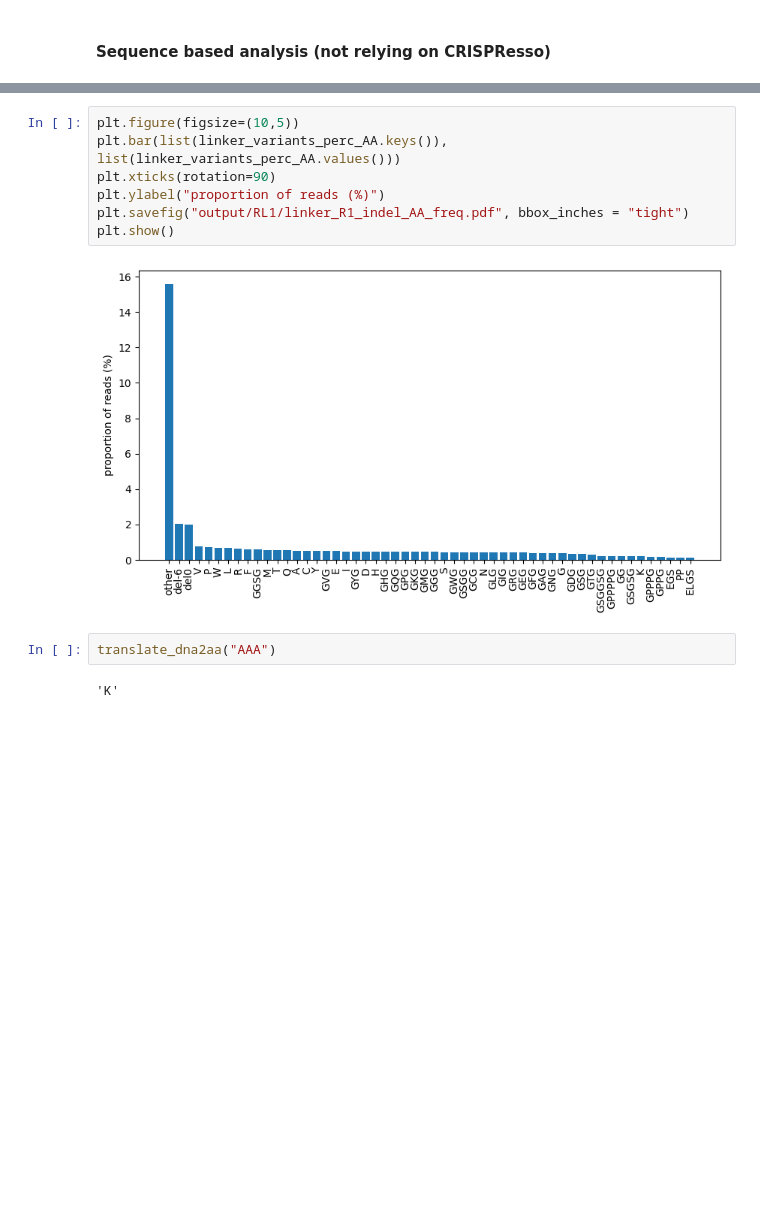
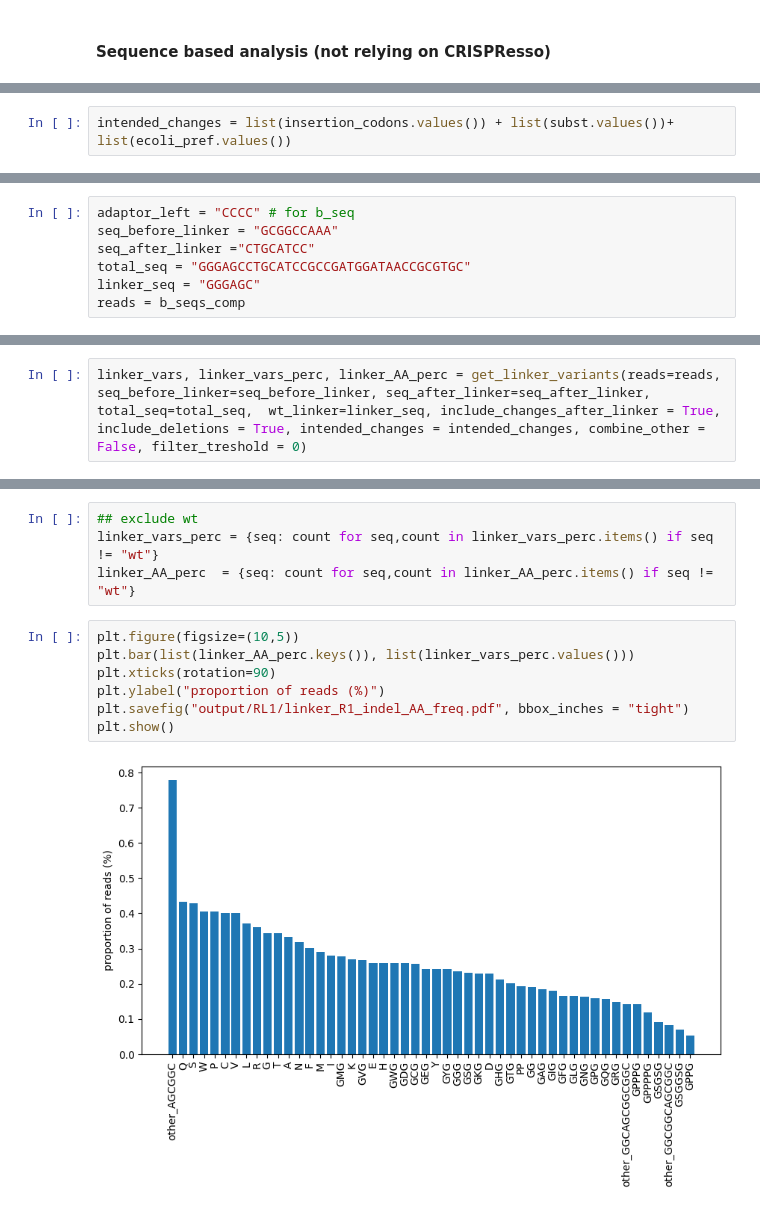
Before and after one commit to AliceHovsepyan/pogo_pance_draft, a Jupyter notebook: Indel_analysis.ipynb, the cells around one changed output, grey strips where cells are left out. Saved outputs shown, nothing was run; the diff lists cells and outputs as text; blank space fills up the shorter version.

```diff
--- a/Indel_analysis.ipynb
+++ b/Indel_analysis.ipynb
@@ -334,0 +337,2 @@ reads = [dna_rev_comp(seq) for seq in seqs[1]]
+# %%
+intended_changes = list(insertion_codons.values()) + list(subst.values())+ list(ecoli_pref.values())
@@ -335 +366,8 @@ reads = [dna_rev_comp(seq) for seq in seqs[1]]
+# %%
+adaptor_left = "CCCC" # for b_seq
+seq_before_linker = "GCGGCCAAA"
+seq_after_linker ="CTGCATCC"
+total_seq = "GGGAGCCTGCATCCGCCGATGGATAACCGCGTGC"
+linker_seq = "GGGAGC"
+reads = b_seqs_comp
 # %%
@@ -441,0 +465,2 @@ linker_variants_perc_AA = dict(sorted(linker_variants_perc_AA.items(), key = lam
+# %%
+linker_vars, linker_vars_perc, linker_AA_perc = get_linker_variants(reads=reads, seq_before_linker=seq_before_linker, seq_after_linker=seq_after_linker, total_seq=total_seq,  wt_linker=linker_seq, include_changes_after_linker = True, include_deletions = True, intended_changes = intended_changes, combine_other = False, filter_treshold = 0)
@@ -442,15 +499,15 @@ linker_variants_perc_AA = dict(sorted(linker_variants_perc_AA.items(), key = lam
+# %%
+## exclude wt
+linker_vars_perc = {seq: count for seq,count in linker_vars_perc.items() if seq != "wt"}
+linker_AA_perc  = {seq: count for seq,count in linker_AA_perc.items() if seq != "wt"}
 # %%
 plt.figure(figsize=(10,5))
-plt.bar(list(linker_variants_perc_AA.keys()), list(linker_variants_perc_AA.values()))
+plt.bar(list(linker_AA_perc.keys()), list(linker_vars_perc.values()))
 plt.xticks(rotation=90)
 plt.ylabel("proportion of reads (%)")
 plt.savefig("output/RL1/linker_R1_indel_AA_freq.pdf", bbox_inches = "tight")
 plt.show()
 # %% [output]
-[figure, old version]
+[figure, new version]
-# %%
-translate_dna2aa("AAA")
-# %% [output]
-'K'
 # %%
 plt.figure(figsize=(10,5))
```
Also changed, not shown: parts of 20 cells of this notebook, 2 other files.
